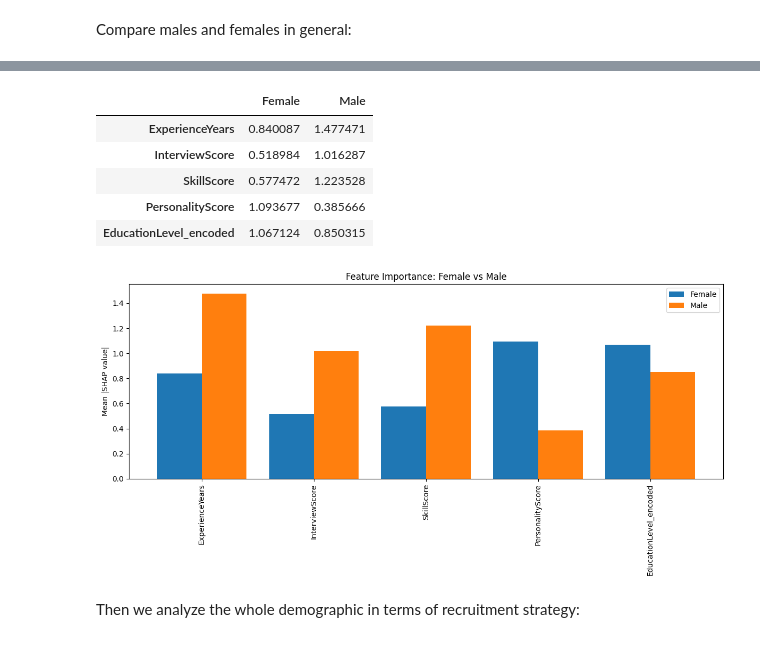
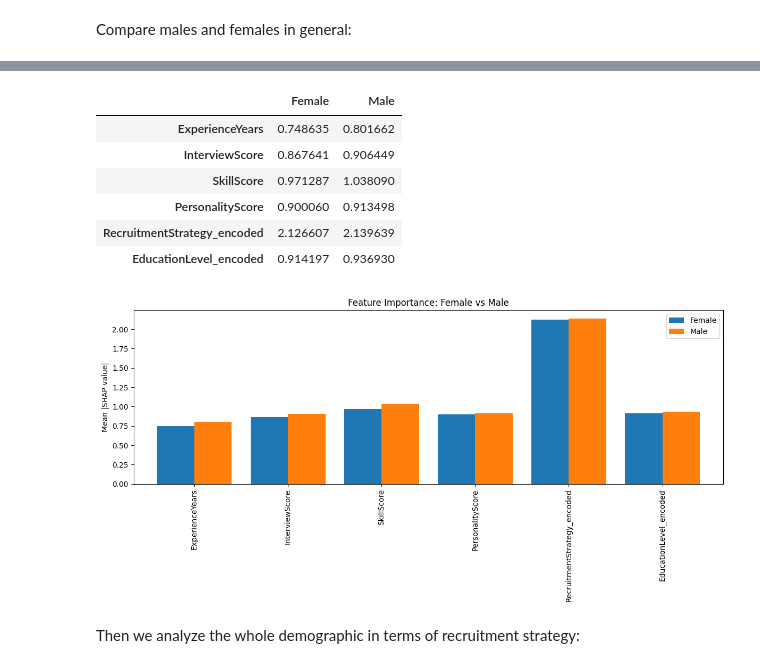
Before and after one commit to Klen03/ml_resume-analyzer, a Jupyter notebook: noteboooks/subset creation and analysis Ivan.ipynb, the cells around one changed output, grey strips where cells are left out. Cells and saved outputs as stored; diff of their text form; code cells hidden in the pictures.

Commit message:
updated the male and female comparison for the subset analysis

```diff
--- a/noteboooks/subset creation and analysis Ivan.ipynb
+++ b/noteboooks/subset creation and analysis Ivan.ipynb
@@ -678,32 +678,64 @@ Compare males and females in general:
 # %%
 import numpy as np
 import pandas as pd
+import shap
+from lightgbm import LGBMClassifier
 import matplotlib.pyplot as plt
 
-# —— 1. 计算 mean |SHAP value| ——
-# 假设你已经有：
-#   shap_values_female 和 shap_values_male（都是 shap.Explainer(...)(...) 的输出）
-#   X_test_female.columns == X_test_male.columns == 特征列表
+# 0. 读取男女子集
+FEMALE_CSV = '/Users/haoz/Desktop/cs506-project/datasets/processed_data/subsets_by_gender/recruitment_data_gender_Female.csv'
+MALE_CSV   = '/Users/haoz/Desktop/cs506-project/datasets/processed_data/subsets_by_gender/recruitment_data_gender_Male.csv'
 
-features = X_test_female.columns.tolist()
-mean_female = np.abs(shap_values_female.values).mean(axis=0)
-mean_male   = np.abs(shap_values_male.values).mean(axis=0)
+df_f = pd.read_csv(FEMALE_CSV)
+df_m = pd.read_csv(MALE_CSV)
 
-# —— 2. 合并到一个 DataFrame ——
+# 1. 定义量化后的特征列表和目标列
+FEATURES = [
+    "ExperienceYears",
+    "InterviewScore",
+    "SkillScore",
+    "PersonalityScore",
+    "RecruitmentStrategy_encoded",
+    "EducationLevel_encoded"
+]
+TARGET = "HiringDecision"
+
+# 2. 构建训练集（合并男女），并筛选出 X 和 y
+df_all = pd.concat([df_f, df_m], axis=0)
+X_all  = df_all[FEATURES]
+y_all  = df_all[TARGET]
+
+# 3. 训练 LightGBM 模型
+classifier = LGBMClassifier(
+    n_estimators=100,
+    learning_rate=0.1,
+    random_state=42
+)
+classifier.fit(X_all, y_all)
+
+# 4. 构造 SHAP Explainer（用全量数据做 background）
+explainer = shap.Explainer(classifier, X_all)
+
+# 5. 分别提取男女子集的 X 并计算 SHAP values
+X_f = df_f[FEATURES]
+X_m = df_m[FEATURES]
+sv_f = explainer(X_f)
+sv_m = explainer(X_m)
+
+# 6. 计算各特征的 mean |SHAP| 并合并到 DataFrame
+features     = FEATURES
+mean_female  = np.abs(sv_f.values).mean(axis=0)
+mean_male    = np.abs(sv_m.values).mean(axis=0)
+
 df_shap = pd.DataFrame({
     'Female': mean_female,
     'Male':   mean_male
 }, index=features)
 
-# 看一下表格
-display(df_shap)
+# 7. 显示并排柱状图
+display(df_shap)  # Jupyter 下表格预览
 
-# —— 3. 绘制对比柱状图 ——
-ax = df_shap.plot(
-    kind='bar',
-    figsize=(12, 6),
-    width=0.8
-)
+ax = df_shap.plot(kind='bar', figsize=(12,6), width=0.8)
 ax.set_ylabel('Mean |SHAP value|')
 ax.set_title('Feature Importance: Female vs Male')
 plt.xticks(rotation=90)
@@ -713,10 +752,11 @@ plt.show()
 |  | Female | Male |
-| ExperienceYears | 0.840087 | 1.477471 |
-| InterviewScore | 0.518984 | 1.016287 |
-| SkillScore | 0.577472 | 1.223528 |
-| PersonalityScore | 1.093677 | 0.385666 |
-| EducationLevel_encoded | 1.067124 | 0.850315 |
+| ExperienceYears | 0.748635 | 0.801662 |
+| InterviewScore | 0.867641 | 0.906449 |
+| SkillScore | 0.971287 | 1.038090 |
+| PersonalityScore | 0.900060 | 0.913498 |
+| RecruitmentStrategy_encoded | 2.126607 | 2.139639 |
+| EducationLevel_encoded | 0.914197 | 0.936930 |
-[figure, old version]
+[figure, new version]
 # %% [markdown]
 Then we analyze the whole demographic in terms of recruitment strategy:
 # %%
```
Also changed, not shown: parts of 1 cell of this notebook.
